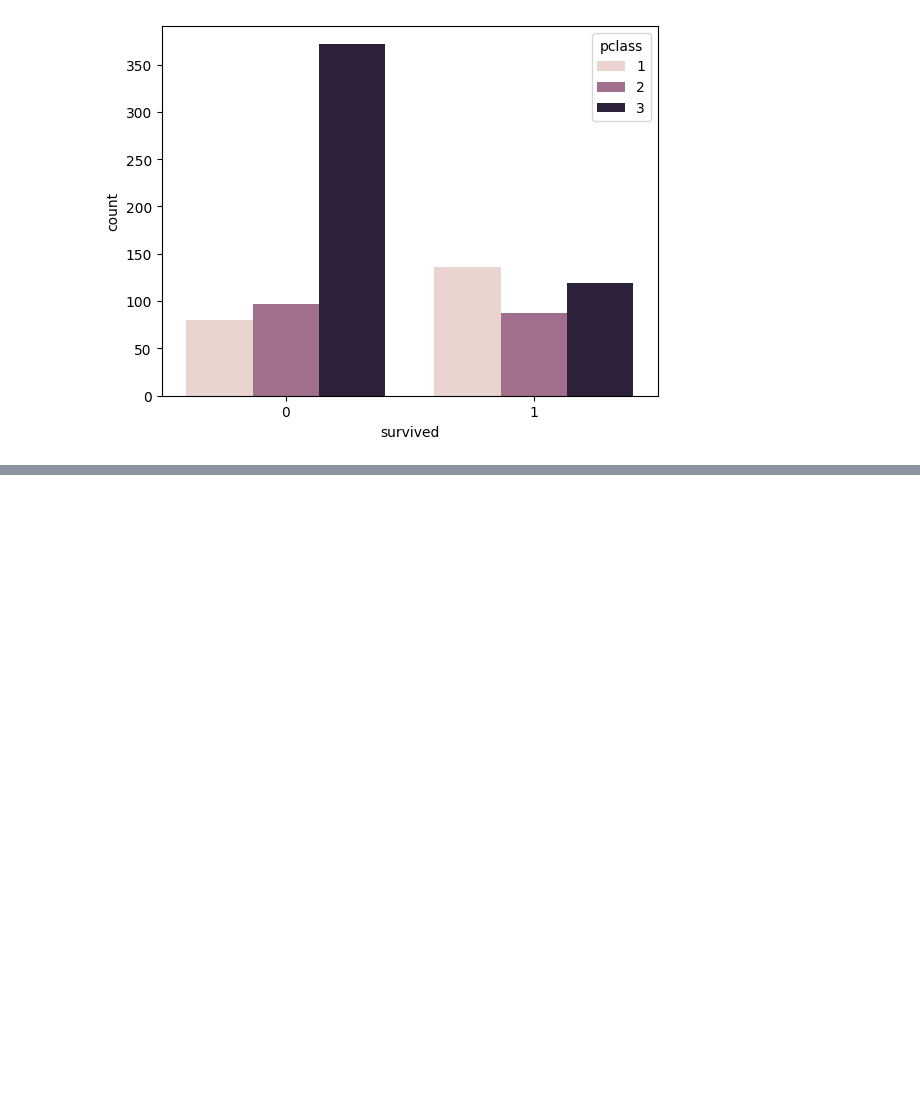
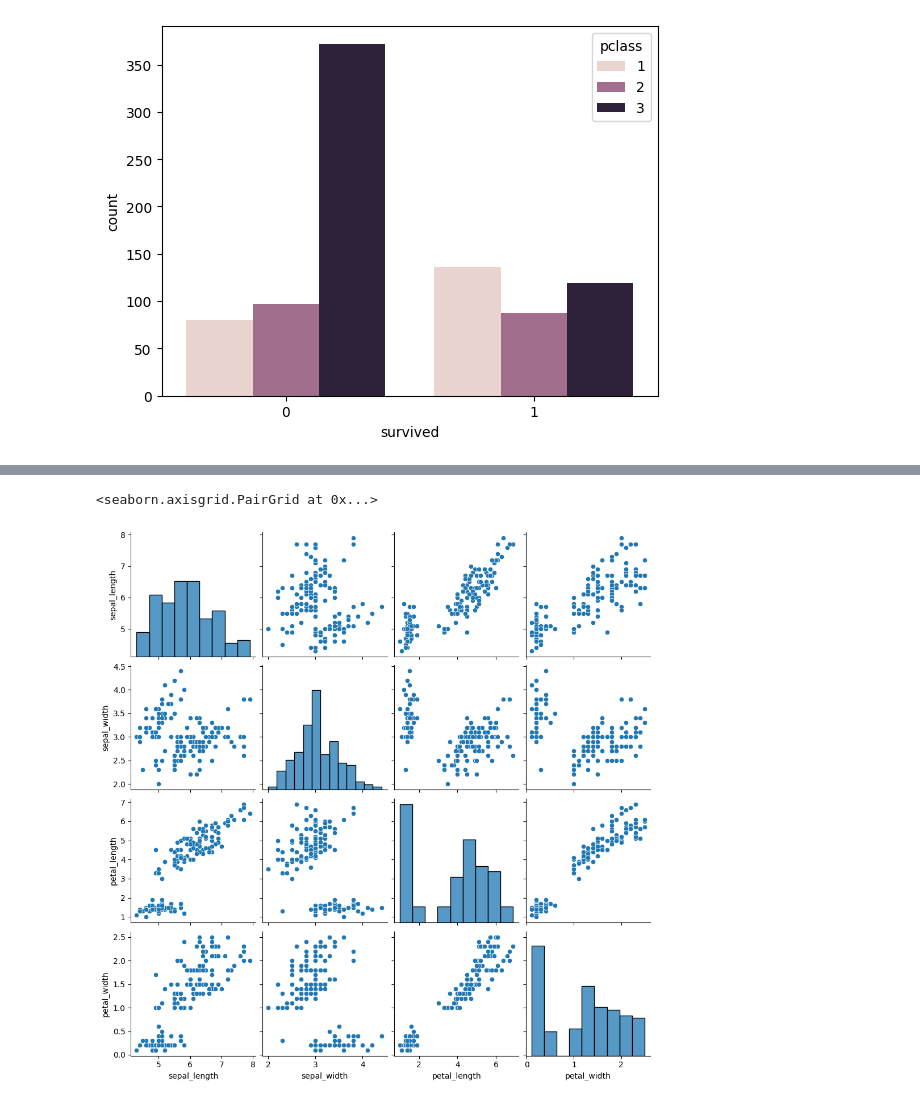
Before and after one commit to chriswilder3/NLP-Revision, a Jupyter notebook: EDA/EDA_Bi(Multi)_Variate_Analysis.ipynb, the cells around one changed output, grey strips where cells are left out. Drawn from its saved outputs; the diff is of its cells as text; code cells hidden in the pictures; blank space fills up the shorter version.

```diff
--- a/EDA/EDA_Bi(Multi)_Variate_Analysis.ipynb
+++ b/EDA/EDA_Bi(Multi)_Variate_Analysis.ipynb
@@ -244,0 +334,5 @@ sns.countplot(x='survived', hue='pclass', data=titanic)
+# %%
+sns.pairplot(data=iris)
+# %% [output]
+<seaborn.axisgrid.PairGrid at 0x...>
+[figure, added]
```
Also changed, not shown: parts of 26 cells of this notebook.
